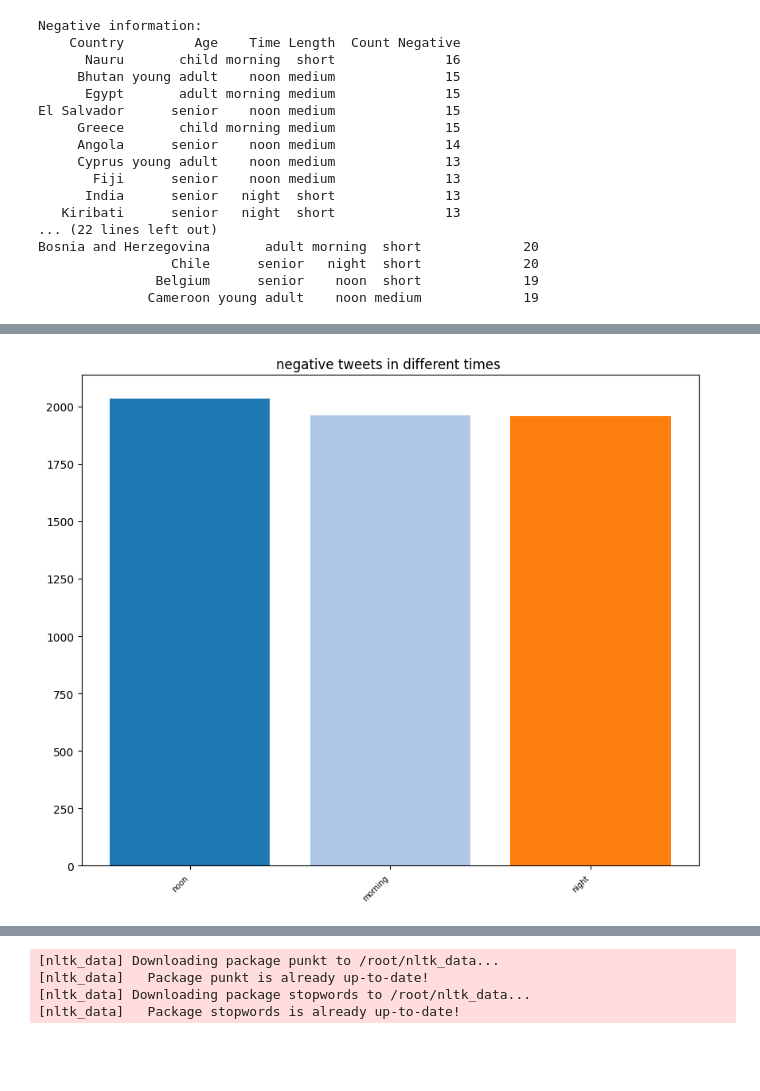
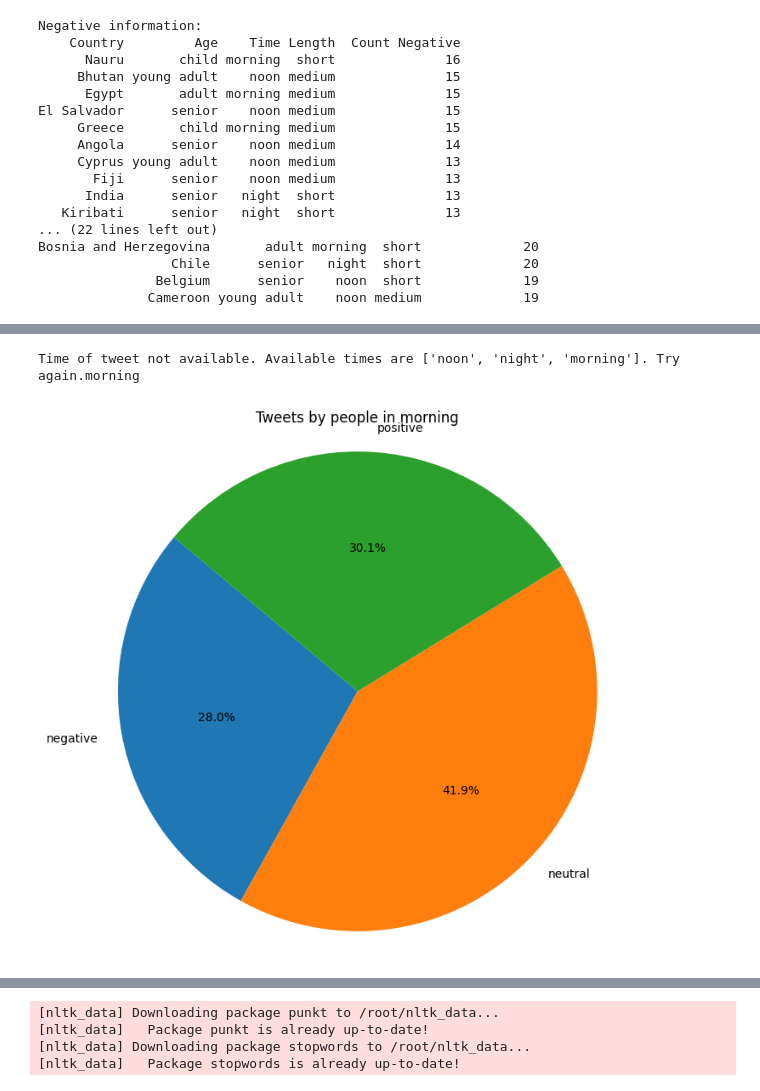
Before and after one commit to rmarvel23/TwitterProject, a Jupyter notebook: Borrador.ipynb, the cells around one changed output, grey strips where cells are left out. Saved outputs shown, nothing was run; the diff lists cells and outputs as text; code cells hidden in the pictures; blank space fills up the shorter version.

```diff
--- a/Borrador.ipynb
+++ b/Borrador.ipynb
@@ -1528,9 +1533,10 @@ ej2.compare_sentiment()
 # %%
 ej3 = TimeAnalyzer(df)
-# %%
-ej3.compare_sentiment()
-# %% [output]
-[figure, removed]
+# %%
+ej3.get_sentiment("mornnn")
+# %% [output]
+Time of tweet not available. Available times are ['noon', 'night', 'morning']. Try again.morning
+[figure, added]
 # %%
 ej4 = LengthAnalyzer(df)
 # %%
```
Also changed, not shown: parts of 55 cells of this notebook.
